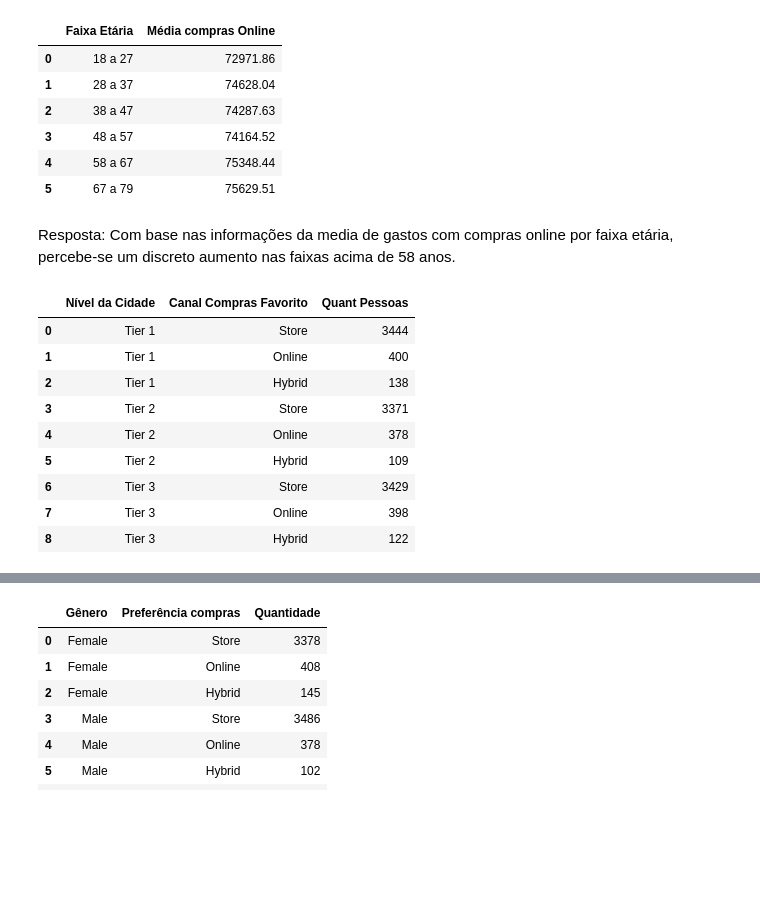
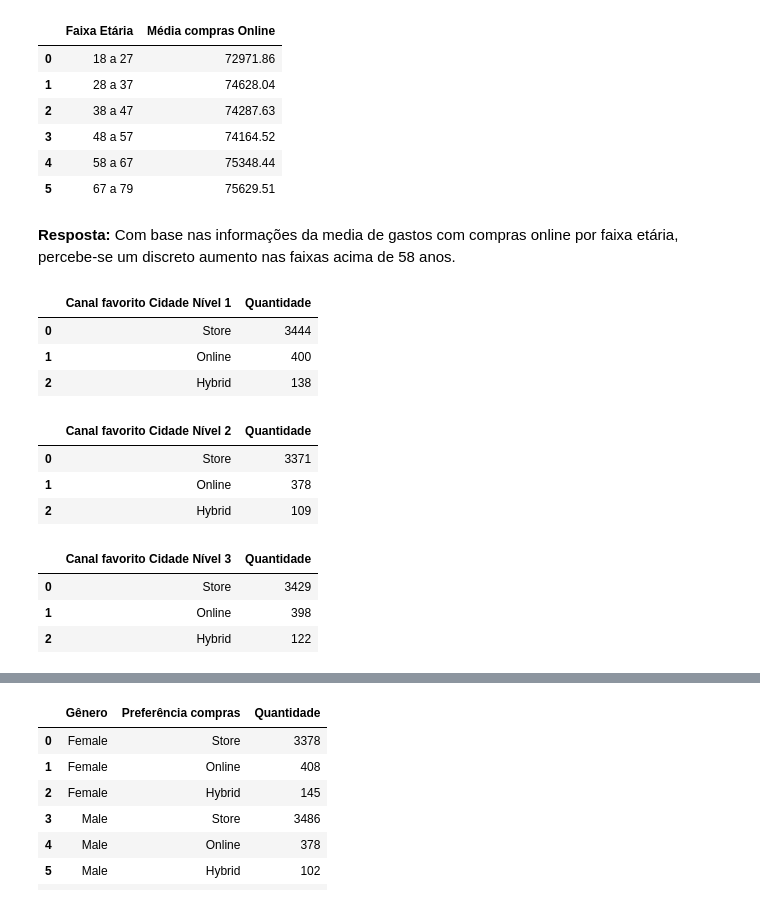
Before and after one commit to Tianeto/projeto_final_tec_prog, a Jupyter notebook: projeto_analise_compras.ipynb, the cells around one changed output, grey strips where cells are left out. Saved outputs shown, nothing was run; the diff lists cells and outputs as text; code cells hidden in the pictures; blank space fills up the shorter version.

```diff
--- a/projeto_analise_compras.ipynb
+++ b/projeto_analise_compras.ipynb
@@ -242,22 +263,33 @@ display(df_gasto_faixa_etaria)
 | 4 | 58 a 67 | 75348.44 |
 | 5 | 67 a 79 | 75629.51 |
 # %% [markdown]
-Resposta: Com base nas informações da media de gastos com compras online por faixa etária, percebe-se um discreto aumento nas faixas acima de 58 anos.
+**Resposta:** Com base nas informações da media de gastos com compras online por faixa etária, percebe-se um discreto aumento nas faixas acima de 58 anos.
 # %%
 # 6. Qual a preferencia de canal de compra de acordo com o porte da cidade
 
-porte_cidade_pref_canal = (compras.groupby('city_tier')['shopping_preference'].value_counts().reset_index()
-.rename(columns={'city_tier': 'Nível da Cidade', 'shopping_preference':'Canal Compras Favorito', 'count': 'Quant Pessoas'}))
+cid_nivel1 = (compras[compras['city_tier'] == '1']['shopping_preference'].value_counts().reset_index()
+              .rename(columns ={'shopping_preference': 'Canal favorito Cidade Nível 1', 'count': 'Quantidade'}))
 
-display(porte_cidade_pref_canal)
+cid_nivel2 = (compras[compras['city_tier'] == '2']['shopping_preference'].value_counts().reset_index()
+              .rename(columns ={'shopping_preference': 'Canal favorito Cidade Nível 2', 'count': 'Quantidade'}))
+
+cid_nivel3 = (compras[compras['city_tier'] == '3']['shopping_preference'].value_counts().reset_index()
+              .rename(columns ={'shopping_preference': 'Canal favorito Cidade Nível 3', 'count': 'Quantidade'}))
+
+
+display(cid_nivel1)
+display(cid_nivel2)
+display(cid_nivel3)
 # %% [output]
-|  | Nível da Cidade | Canal Compras Favorito | Quant Pessoas |
-| 0 | Tier 1 | Store | 3444 |
-| 1 | Tier 1 | Online | 400 |
-| 2 | Tier 1 | Hybrid | 138 |
-| 3 | Tier 2 | Store | 3371 |
-| 4 | Tier 2 | Online | 378 |
-| 5 | Tier 2 | Hybrid | 109 |
-| 6 | Tier 3 | Store | 3429 |
-| 7 | Tier 3 | Online | 398 |
-| 8 | Tier 3 | Hybrid | 122 |
+|  | Canal favorito Cidade Nível 1 | Quantidade |
+| 0 | Store | 3444 |
+| 1 | Online | 400 |
+| 2 | Hybrid | 138 |
+|  | Canal favorito Cidade Nível 2 | Quantidade |
+| 0 | Store | 3371 |
+| 1 | Online | 378 |
+| 2 | Hybrid | 109 |
+|  | Canal favorito Cidade Nível 3 | Quantidade |
+| 0 | Store | 3429 |
+| 1 | Online | 398 |
+| 2 | Hybrid | 122 |
```
Also changed, not shown: parts of 31 cells of this notebook.
